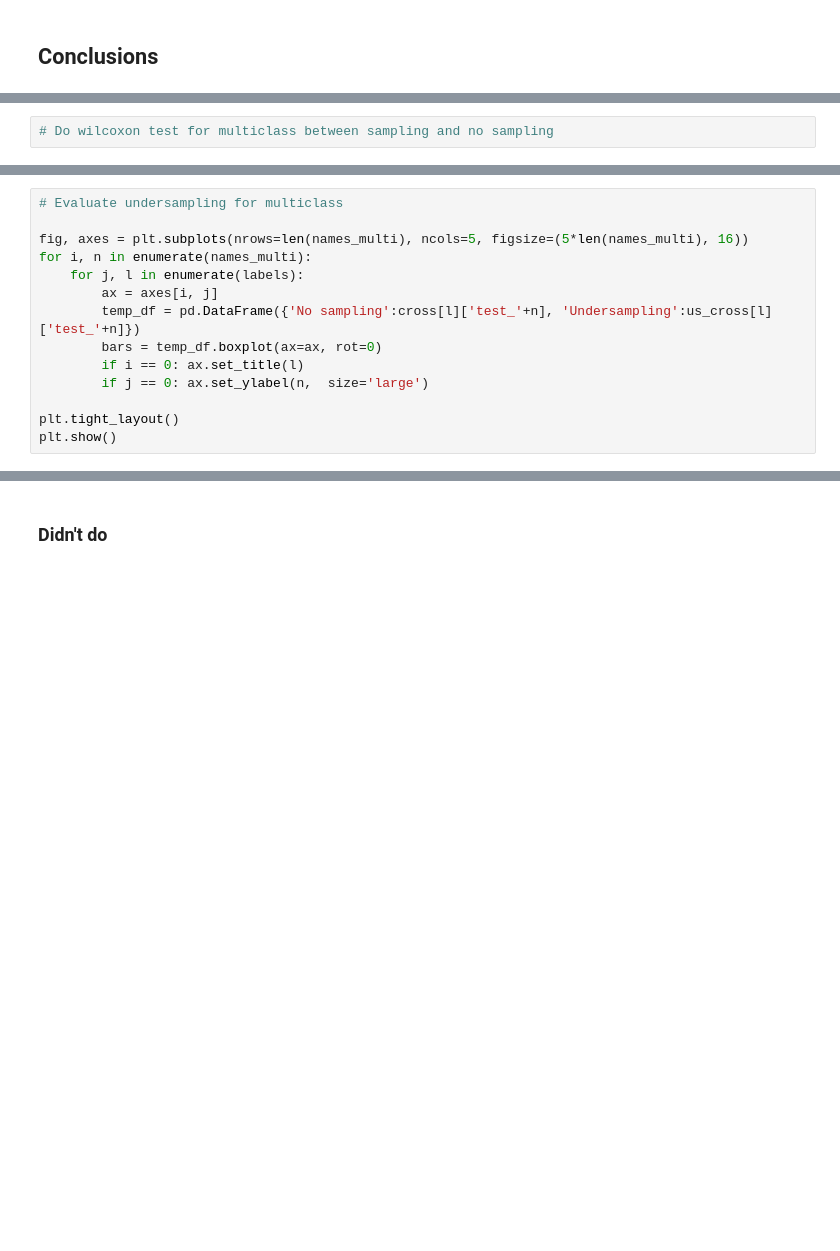
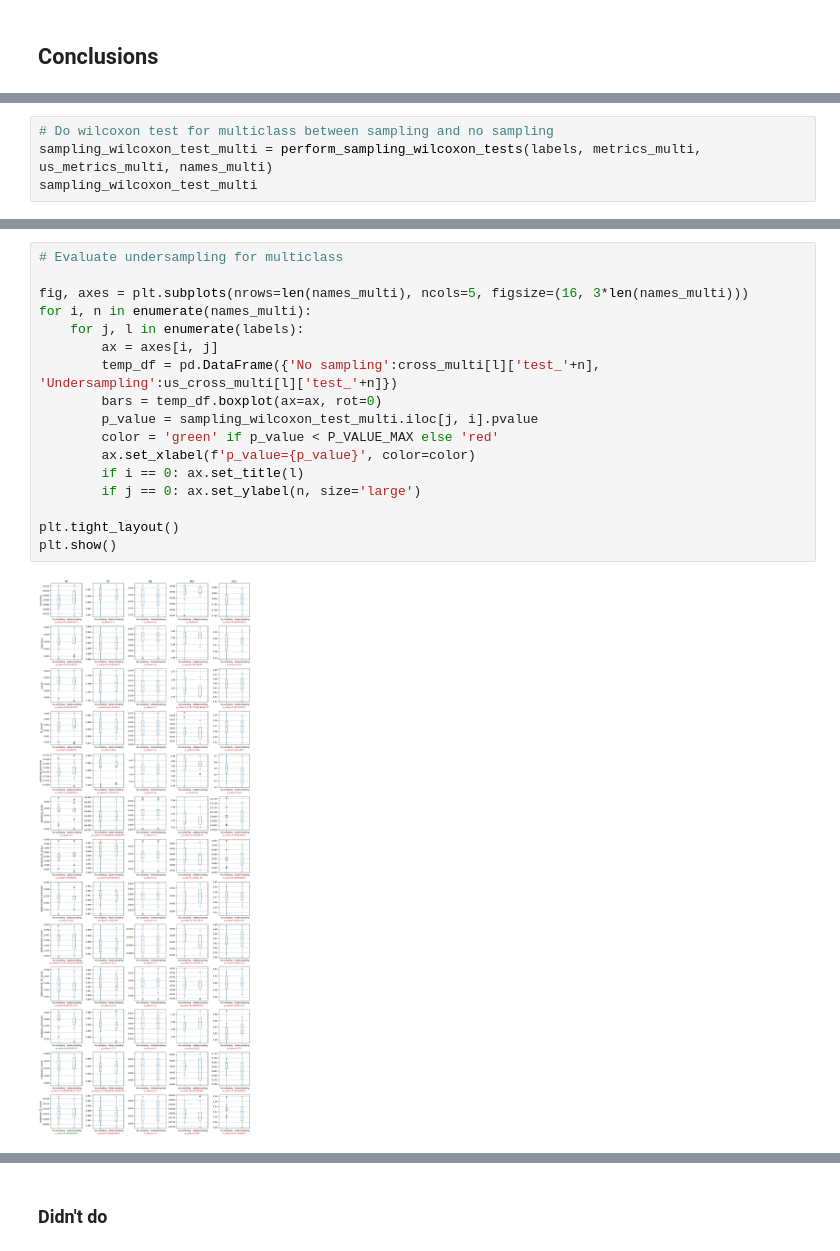
Before and after one commit to Metalcape/url-classifier, a Jupyter notebook: url-classifier.ipynb, the cells around one changed output, grey strips where cells are left out. Drawn from its saved outputs; the diff is of its cells as text; blank space fills up the shorter version.

```diff
--- a/url-classifier.ipynb
+++ b/url-classifier.ipynb
@@ -972,2 +972,4 @@ plt.show()
 # %%
 # Do wilcoxon test for multiclass between sampling and no sampling
+sampling_wilcoxon_test_multi = perform_sampling_wilcoxon_tests(labels, metrics_multi, us_metrics_multi, names_multi)
+sampling_wilcoxon_test_multi
@@ -974,16 +983,21 @@ plt.show()
 # %%
 # Evaluate undersampling for multiclass
 
-fig, axes = plt.subplots(nrows=len(names_multi), ncols=5, figsize=(5*len(names_multi), 16))
+fig, axes = plt.subplots(nrows=len(names_multi), ncols=5, figsize=(16, 3*len(names_multi)))
 for i, n in enumerate(names_multi):
     for j, l in enumerate(labels):
         ax = axes[i, j]
-        temp_df = pd.DataFrame({'No sampling':cross[l]['test_'+n], 'Undersampling':us_cross[l]['test_'+n]})
+        temp_df = pd.DataFrame({'No sampling':cross_multi[l]['test_'+n], 'Undersampling':us_cross_multi[l]['test_'+n]})
         bars = temp_df.boxplot(ax=ax, rot=0)
+        p_value = sampling_wilcoxon_test_multi.iloc[j, i].pvalue
+        color = 'green' if p_value < P_VALUE_MAX else 'red'
+        ax.set_xlabel(f'p_value={p_value}', color=color)
         if i == 0: ax.set_title(l)
-        if j == 0: ax.set_ylabel(n,  size='large')
+        if j == 0: ax.set_ylabel(n, size='large')
 
 plt.tight_layout()
 plt.show()
+# %% [output]
+[figure, added]
 # %%
 # compare overall performance between binary and multiclass
```
Also changed, not shown: parts of 7 cells of this notebook.
